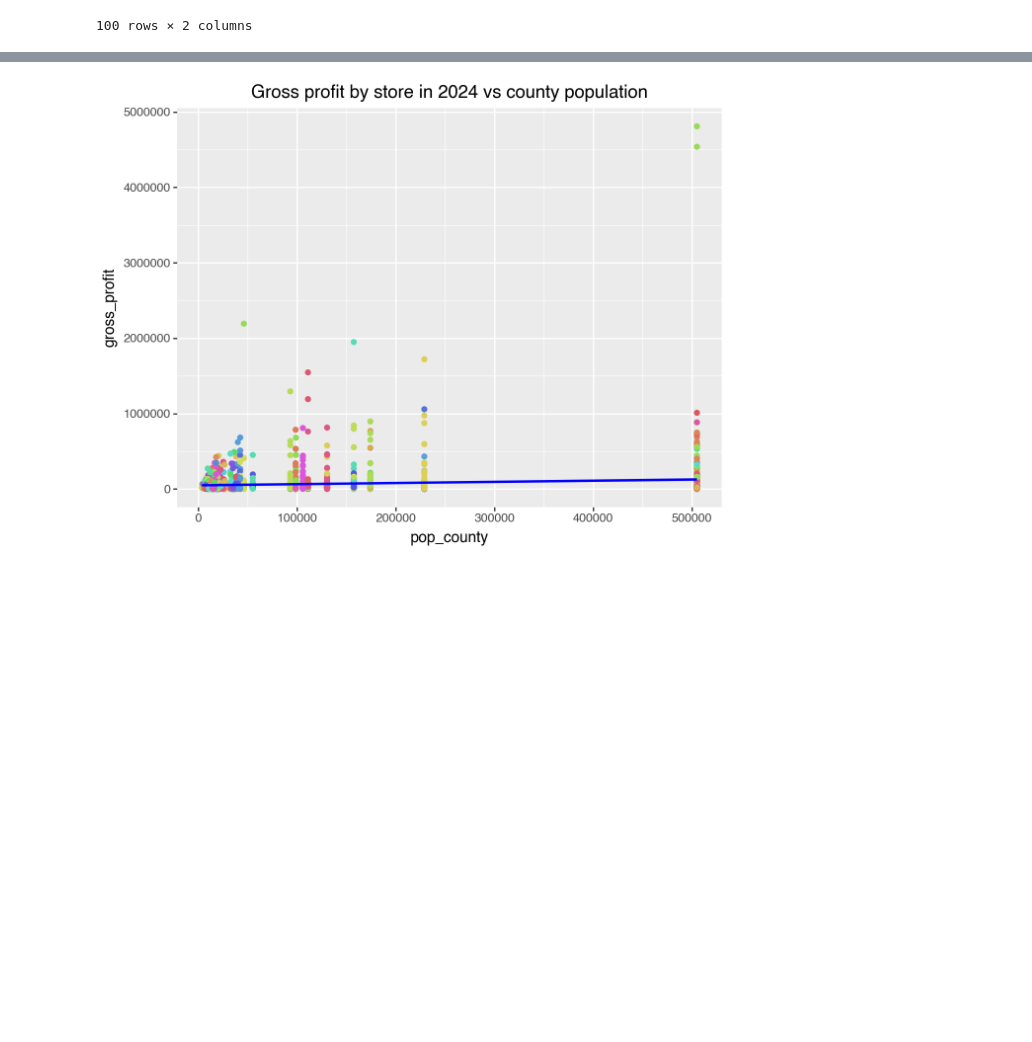
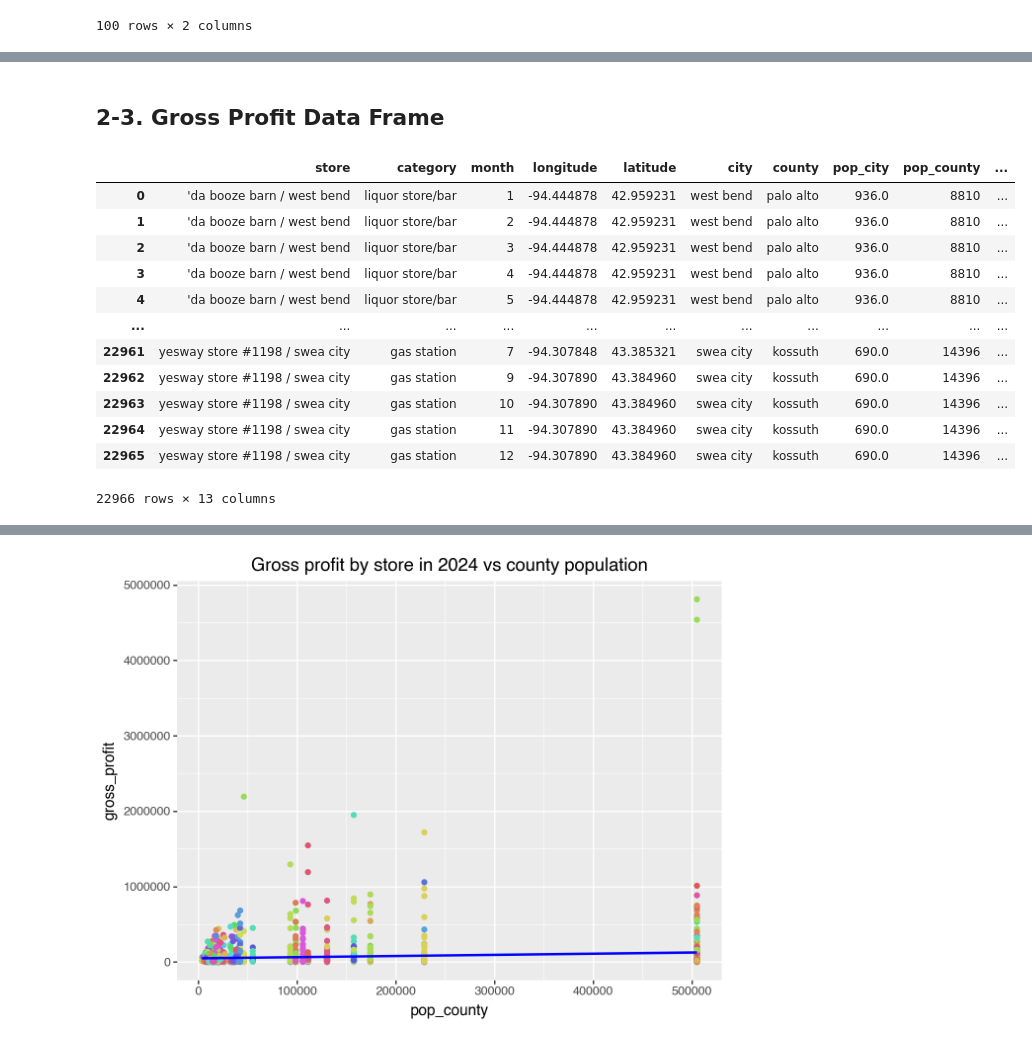
Before and after one commit to advanced-computing/fred-naga-lab2, a Jupyter notebook: iowa_liquor_naga.ipynb, the cells around one changed output, grey strips where cells are left out. Cells and saved outputs as stored; diff of their text form; code cells hidden in the pictures; blank space fills up the shorter version.

```diff
--- a/iowa_liquor_naga.ipynb
+++ b/iowa_liquor_naga.ipynb
@@ -379,0 +393,11 @@ memory usage: 218.2+ MB
+# %%
+df = pd.read_csv('data/iowa.csv')
+df_items = df.pivot_table(
+    index=['store', 'month'],
+    columns='item',
+    values='bottles',
+    aggfunc='sum',
+    fill_value=0
+)
+df_items = df_items.reset_index()
+df_items
@@ -379,0 +418,37 @@ memory usage: 218.2+ MB
+# %% [markdown]
+## 2-3. Gross Profit Data Frame
+# %%
+
+df_profit = (
+    df.groupby(
+        ['store',
+         'category',
+         'month',
+         'longitude',
+         'latitude',
+         'city',
+         'county',
+         'pop_city',
+         'pop_county',
+         'annual_income',
+         'gas_sales',
+         'excessive_drinking_percent']
+         )['gross_profit']
+         .sum()
+         .reset_index(name='gross_profit')
+)
+df_profit
+# %% [output]
+|  | store | category | month | longitude | latitude | city | county | pop_city | pop_county | ... |
+| 0 | 'da booze barn / west bend | liquor store/bar | 1 | -94.444878 | 42.959231 | west bend | palo alto | 936.0 | 8810 | ... |
+| 1 | 'da booze barn / west bend | liquor store/bar | 2 | -94.444878 | 42.959231 | west bend | palo alto | 936.0 | 8810 | ... |
+| 2 | 'da booze barn / west bend | liquor store/bar | 3 | -94.444878 | 42.959231 | west bend | palo alto | 936.0 | 8810 | ... |
+| 3 | 'da booze barn / west bend | liquor store/bar | 4 | -94.444878 | 42.959231 | west bend | palo alto | 936.0 | 8810 | ... |
+| 4 | 'da booze barn / west bend | liquor store/bar | 5 | -94.444878 | 42.959231 | west bend | palo alto | 936.0 | 8810 | ... |
+| ... | ... | ... | ... | ... | ... | ... | ... | ... | ... | ... |
+| 22961 | yesway store #1198 / swea city | gas station | 7 | -94.307848 | 43.385321 | swea city | kossuth | 690.0 | 14396 | ... |
+| 22962 | yesway store #1198 / swea city | gas station | 9 | -94.307890 | 43.384960 | swea city | kossuth | 690.0 | 14396 | ... |
+| 22963 | yesway store #1198 / swea city | gas station | 10 | -94.307890 | 43.384960 | swea city | kossuth | 690.0 | 14396 | ... |
+| 22964 | yesway store #1198 / swea city | gas station | 11 | -94.307890 | 43.384960 | swea city | kossuth | 690.0 | 14396 | ... |
+| 22965 | yesway store #1198 / swea city | gas station | 12 | -94.307890 | 43.384960 | swea city | kossuth | 690.0 | 14396 | ... |
+22966 rows × 13 columns
```
Also changed, not shown: parts of 12 cells of this notebook, 2 other files.
